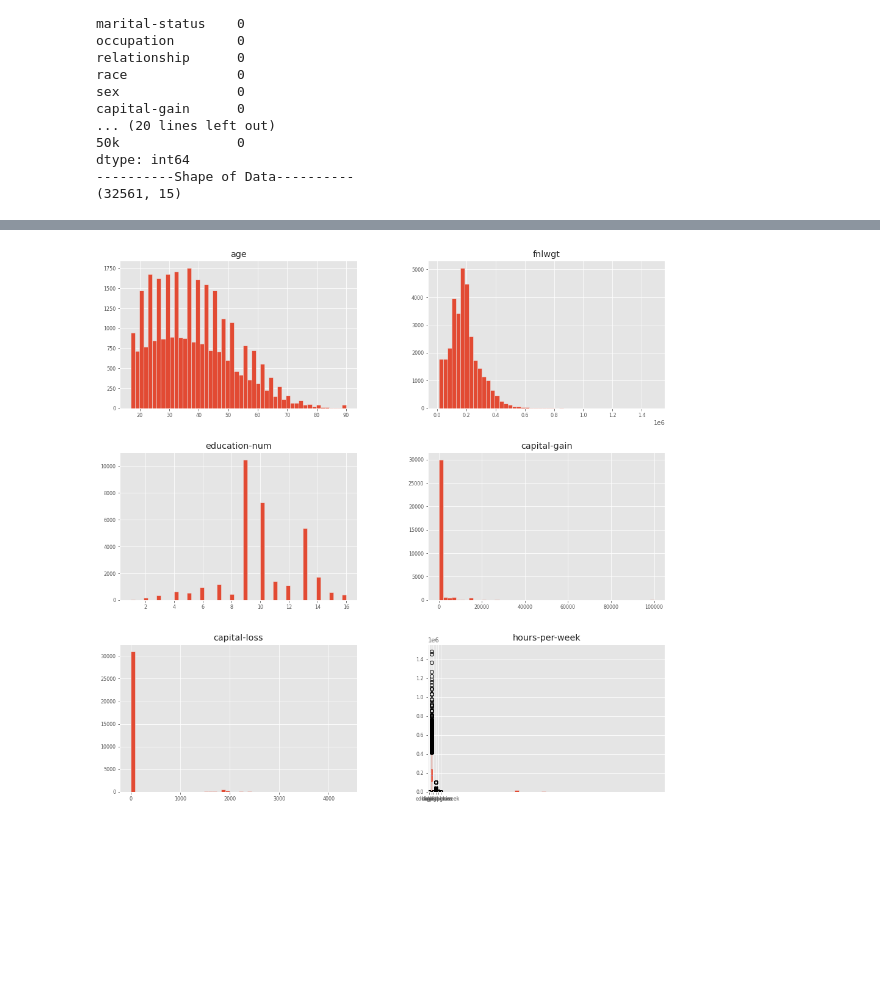
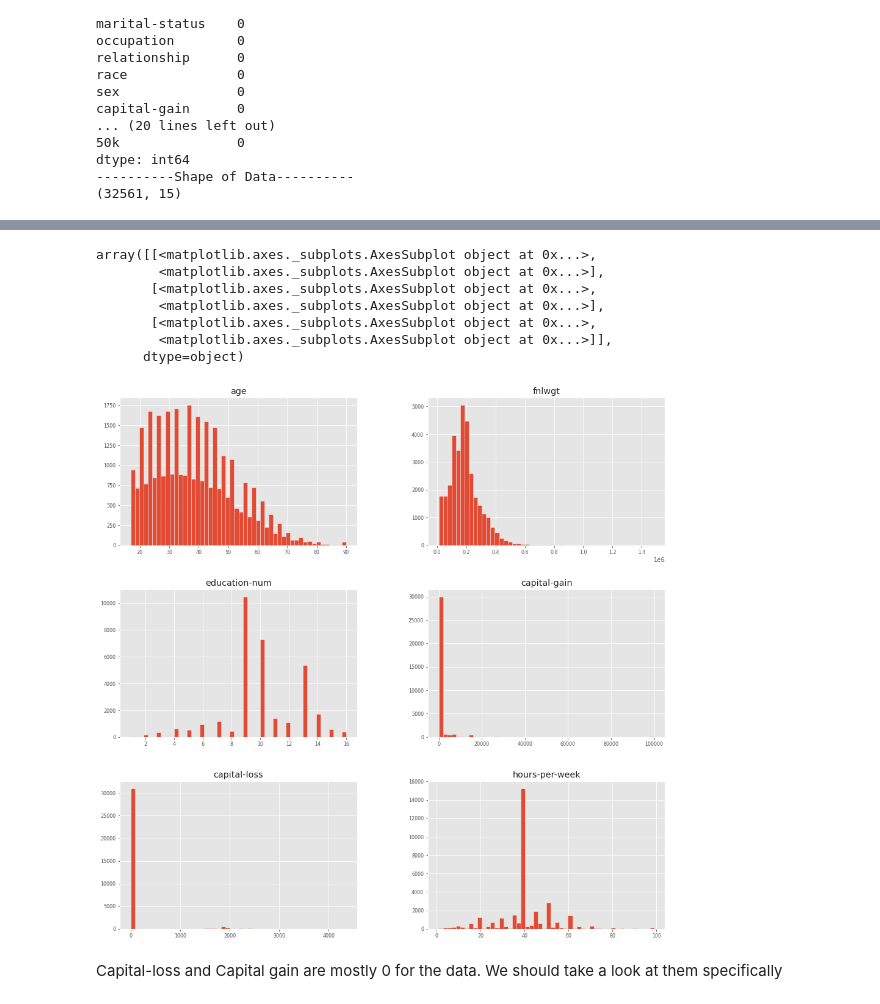
Before and after one commit to zongqi-wang/578-Data-Visualization, a Jupyter notebook: Data_Exploration_and_Visualizations.ipynb, the cells around one changed output, grey strips where cells are left out. Drawn from its saved outputs; the diff is of its cells as text; code cells hidden in the pictures; blank space fills up the shorter version.

```diff
--- a/Data_Exploration_and_Visualizations.ipynb
+++ b/Data_Exploration_and_Visualizations.ipynb
@@ -54,7 +57,7 @@ marital-status: Married-civ-spouse, Divorced, Never-married, Separated, Widowed,
 * 50k: Binary. >50k or <=50k. We will use this as the dependent variable
 # %%
 #loading training data
-train_dat = pd.read_csv(train_data_url, index_col=False,
+train_dat = pd.read_csv(train_data_url, index_col=False, sep=", ",
                         names = ["age", "workclass", "fnlwgt", "education", "education-num",
                                  "marital-status", "occupation", "relationship", "race",
                                  "sex", "capital-gain", "capital-loss", "hours-per-week",
@@ -154,0 +184,4 @@ Seems like we don't have to worry about missing data. We will continue by produc
+# %%
+train_dat.workclass = train_dat.workclass.cat.remove_categories(['?'])
+train_dat.occupation = train_dat.occupation.cat.remove_categories(['?'])
+train_dat['native-country']= train_dat['native-country'].cat.remove_categories(['?'])
@@ -154,0 +247,3 @@ Seems like we don't have to worry about missing data. We will continue by produc
+# %%
+num_df = train_dat.select_dtypes(np.int32)
+num_df.describe()
@@ -155,5 +260,14 @@ Seems like we don't have to worry about missing data. We will continue by produc
 # %%
-df_num = train_dat.select_dtypes(np.int32)
-df_num.hist(figsize=(16, 16), bins=50, xlabelsize=8, ylabelsize=8)
+# Histograms of the numerical data types.
+num_df.hist(figsize=(16, 16), bins=50, xlabelsize=8, ylabelsize=8)
 # %% [output]
+array([[<matplotlib.axes._subplots.AxesSubplot object at 0x...>,
+        <matplotlib.axes._subplots.AxesSubplot object at 0x...>],
+       [<matplotlib.axes._subplots.AxesSubplot object at 0x...>,
+        <matplotlib.axes._subplots.AxesSubplot object at 0x...>],
+       [<matplotlib.axes._subplots.AxesSubplot object at 0x...>,
+        <matplotlib.axes._subplots.AxesSubplot object at 0x...>]],
+      dtype=object)
-[figure, old version]
+[figure, new version]
+# %% [markdown]
+Capital-loss and Capital gain are mostly 0 for the data. We should take a look at them specifically
```
Also changed, not shown: parts of 36 cells of this notebook.
